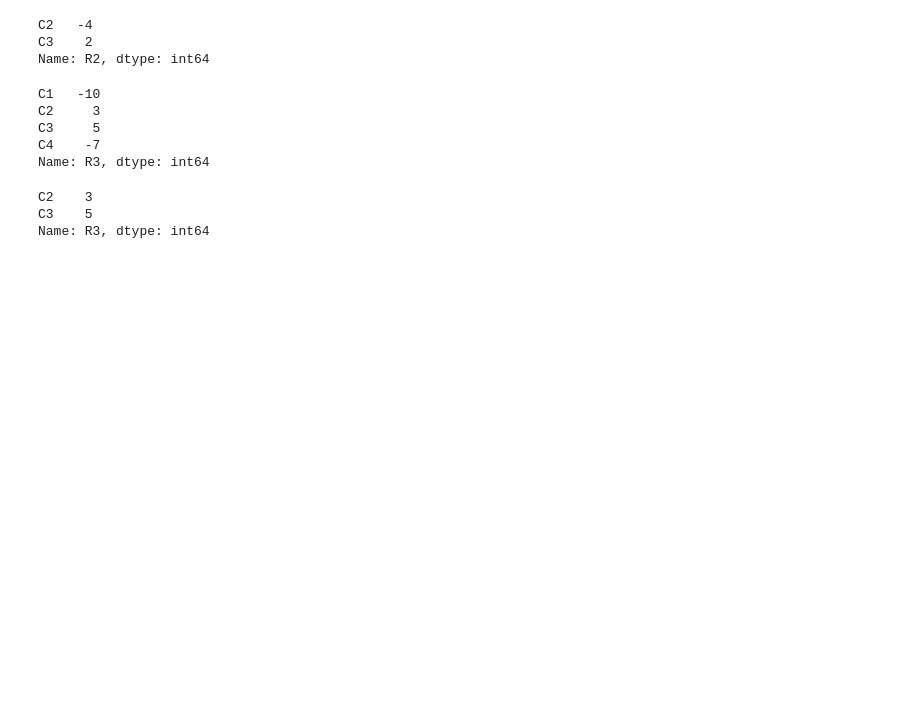
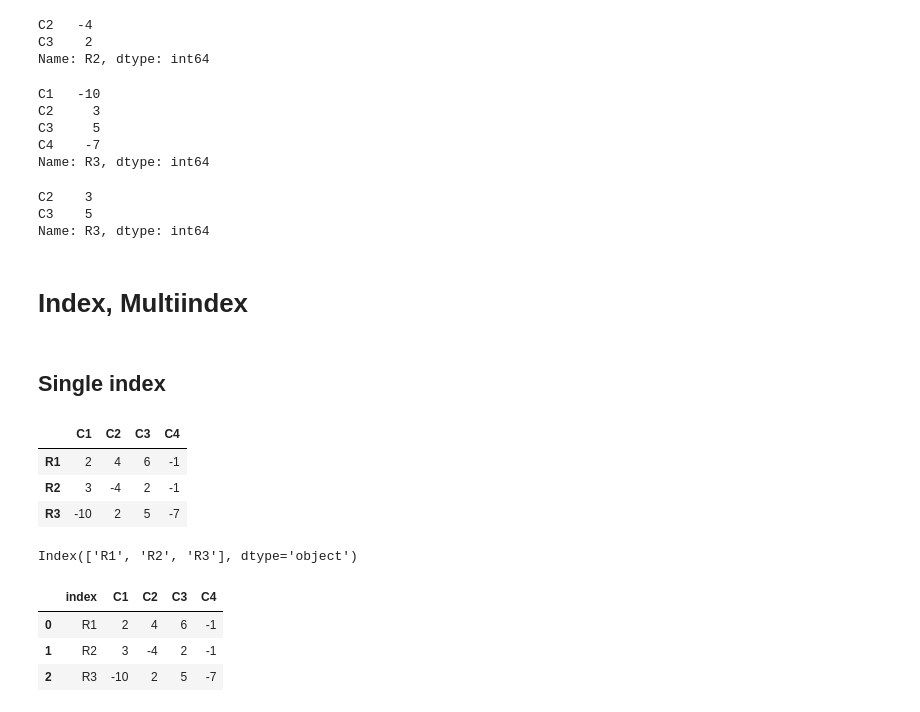
Before and after one commit to jimit105/Data-Science-in-Python-Pandas-Scikit-learn-Numpy-Matplotlib, a Jupyter notebook: Pandas.ipynb, the cells around one changed output. Cells and saved outputs as stored; diff of their text form; code cells hidden in the pictures; blank space fills up the shorter version.

```diff
--- a/Pandas.ipynb
+++ b/Pandas.ipynb
@@ -225,3 +225,29 @@ df.iloc[1, 1:3]
 C2    3
 C3    5
 Name: R3, dtype: int64
+# %% [markdown]
+# Index, Multiindex
+# %% [markdown]
+## Single index
+# %%
+df = pd.DataFrame(data = [[2,4,6,-1], [3,-4,2,-1],[-10,2,5,-7]],
+                 columns = ['C1', 'C2', 'C3', 'C4'],
+                 index = ['R1', 'R2', 'R3'])
+# %%
+df
+# %% [output]
+|  | C1 | C2 | C3 | C4 |
+| R1 | 2 | 4 | 6 | -1 |
+| R2 | 3 | -4 | 2 | -1 |
+| R3 | -10 | 2 | 5 | -7 |
+# %%
+df.index #Displays indexes
+# %% [output]
+Index(['R1', 'R2', 'R3'], dtype='object')
+# %%
+df.reset_index()
+# %% [output]
+|  | index | C1 | C2 | C3 | C4 |
+| 0 | R1 | 2 | 4 | 6 | -1 |
+| 1 | R2 | 3 | -4 | 2 | -1 |
+| 2 | R3 | -10 | 2 | 5 | -7 |
```
Also changed, not shown: parts of 22 cells of this notebook.
